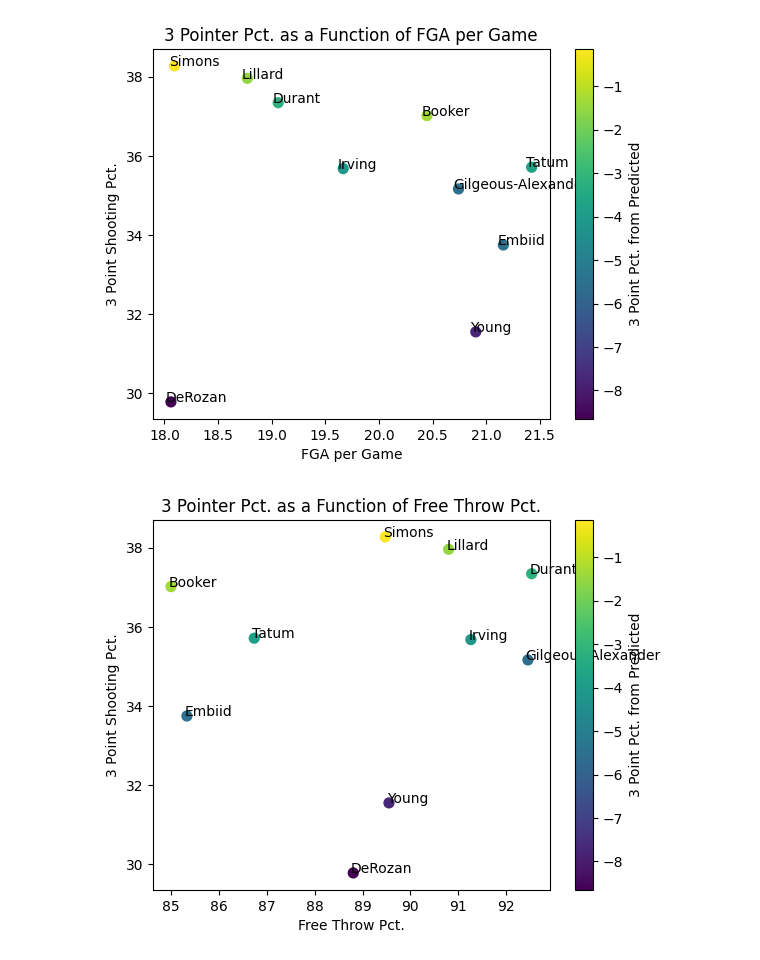
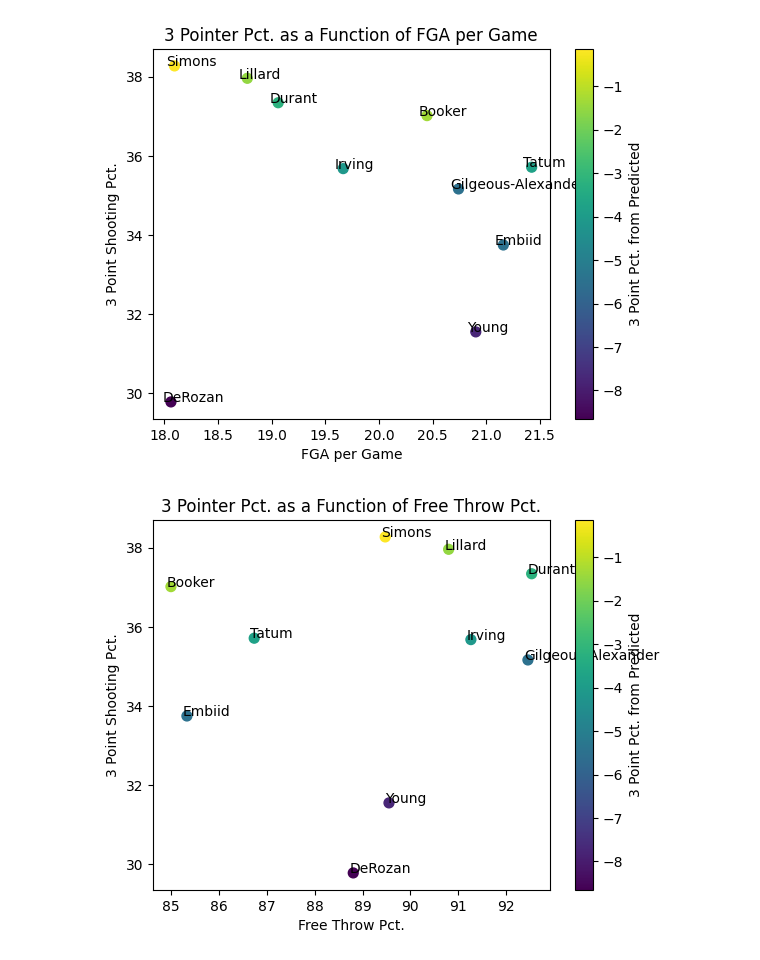
Before and after one commit to mariohoxha42/NBA-Analytics, a Jupyter notebook: notebooks/basketballProject/visuals/published-analysis/prediction-3pt-pct/active-based/active-minus.ipynb, the cells around one changed output. Drawn from its saved outputs; the diff is of its cells as text; code cells hidden in the pictures.

```diff
--- a/notebooks/basketballProject/visuals/published-analysis/prediction-3pt-pct/active-based/active-minus.ipynb
+++ b/notebooks/basketballProject/visuals/published-analysis/prediction-3pt-pct/active-based/active-minus.ipynb
@@ -16,27 +9,27 @@ sliced_data = cleaned_data[(cleaned_data["FG3P_PRED"] > 38) & (cleaned_data["FG3
 # %%
 comp_vars = ["FGAPG/FGA per Game","FTP/Free Throw Pct.","TS_PCT/True Shooting Pct."]
 for var in comp_vars:
    var_x,var_xlabel = var.split("/")
    var_y = "FG3P"
    var_c = "FG3P_PRED_DIFF"
    chart_title = "3 Pointer Pct. as a Function of " + var_xlabel
    ax = sliced_data.plot.scatter(x=var_x, y=var_y, c=var_c, title=chart_title, s=50)
 
    # Annotate each data point
    for i, txt in enumerate(sliced_data["PLAYER"]):
       player_name = txt.split(" ")[-1]
-      if player_name == "Jr.":
+      if player_name == "Jr." or player_name == "III":
          player_name = txt.split(" ")[-2] + " " + txt.split(" ")[-1]
-      ax.annotate(player_name, (sliced_data[var_x].iat[i]-0.05, sliced_data[var_y].iat[i]))
+      ax.annotate(player_name, (sliced_data[var_x].iat[i]-0.08, sliced_data[var_y].iat[i]))
 
    ax.set_xlabel(var_xlabel)
    ax.set_ylabel("3 Point Shooting Pct.")
    f = plt.gcf()
    cax = f.get_axes()[1]
    cax.set_ylabel('3 Point Pct. from Predicted')
 
    plt.show()
 # %% [output]
-[figure, old version]
+[figure, new version]
-[figure, old version]
+[figure, new version]
 [figure]
```
Also changed, not shown: parts of 1 cell of this notebook, 9 other files.
